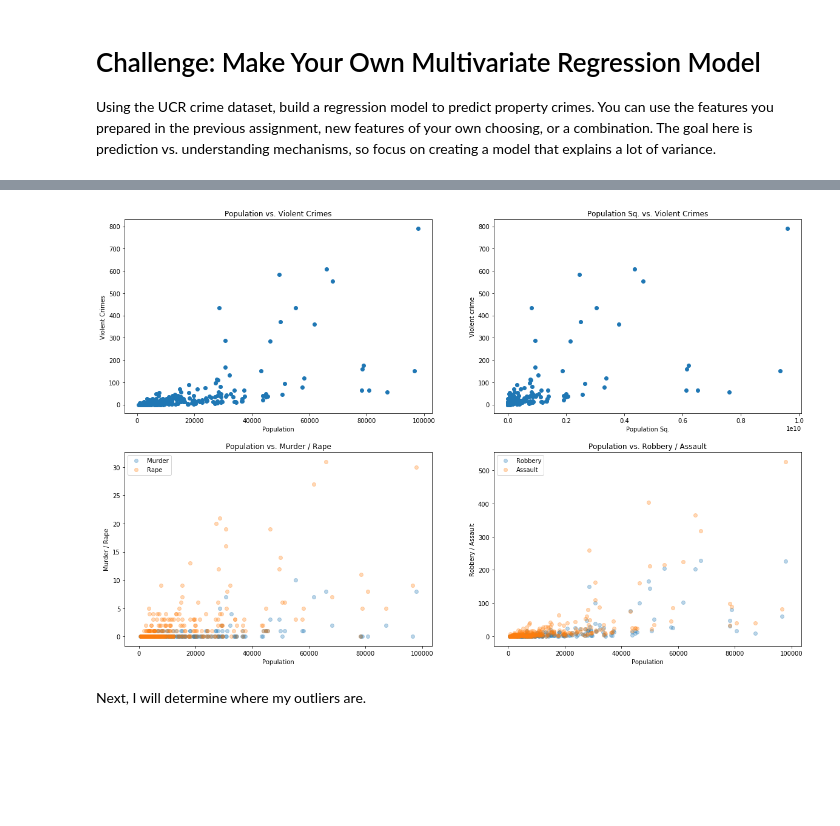
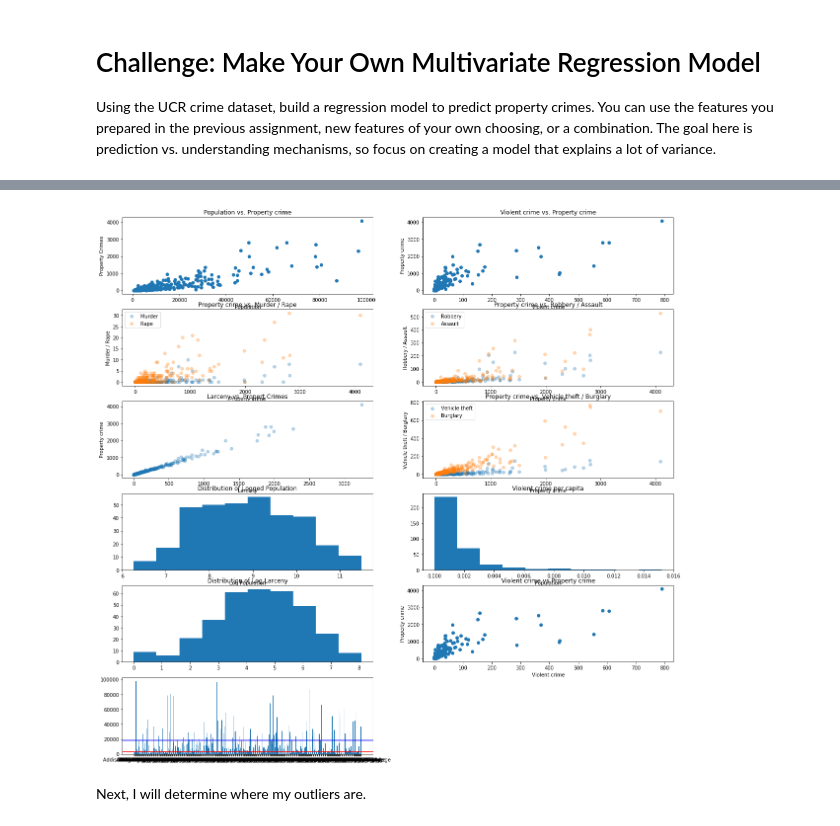
Before and after one commit to esthersweon/thinkful, a Jupyter notebook: main/unit_2/lesson_4_project_4.ipynb, the cells around one changed output, grey strips where cells are left out. Drawn from its saved outputs; the diff is of its cells as text; code cells hidden in the pictures; blank space fills up the shorter version.

```diff
--- a/main/unit_2/lesson_4_project_4.ipynb
+++ b/main/unit_2/lesson_4_project_4.ipynb
@@ -83,42 +109,83 @@ crime_df.head()
 # %%
 cities_under_outlier_cutoff = crime_df[crime_df['Population'] < 100000]
 
 def display_relevant_plots(df):
     plt.figure(figsize=(20,20))
 
-    plt.subplot(3, 2, 1)
-    plt.scatter(df['Population'], df['Violent crime'])
+    plt.subplot(6, 2, 1)
+    plt.scatter(df['Population'], df['Property crime'])
     plt.xlabel('Population')
-    plt.ylabel('Violent Crimes')
-    plt.title('Population vs. Violent Crimes')
+    plt.ylabel('Property Crimes')
+    plt.title('Population vs. Property crime')
 
-    plt.subplot(3, 2, 2)
-    plt.scatter(df['Population Sq.'], df['Violent crime'])
-    plt.xlabel('Population Sq.')
-    plt.ylabel('Violent crime')
-    plt.title('Population Sq. vs. Violent Crimes')
+    plt.subplot(6, 2, 2)
+    plt.scatter(df['Violent crime'], df['Property crime'])
+    plt.xlabel('Violent crime')
+    plt.ylabel('Property crime')
+    plt.title('Violent crime vs. Property crime')
 
-    plt.subplot(3, 2, 3)
-    plt.scatter(df['Population'], df['Murder'], alpha=0.3)
-    plt.scatter(df['Population'], df['Rape'], alpha=0.3)
-    plt.xlabel('Population')
+    plt.subplot(6, 2, 3)
+    plt.scatter(df['Property crime'], df['Murder'], alpha=0.3)
+    plt.scatter(df['Property crime'], df['Rape'], alpha=0.3)
+    plt.xlabel('Property crime')
     plt.ylabel('Murder / Rape')
-    plt.title('Population vs. Murder / Rape')
+    plt.title('Property crime vs. Murder / Rape')
     plt.legend(['Murder', 'Rape'])
 
-    plt.subplot(3, 2, 4)
-    plt.scatter(df['Population'], df['Robbery'], alpha=0.3)
-    plt.scatter(df['Population'], df['Assault'], alpha=0.3)
+    plt.subplot(6, 2, 4)
+    plt.scatter(df['Property crime'], df['Robbery'], alpha=0.3)
+    plt.scatter(df['Property crime'], df['Assault'], alpha=0.3)
+    plt.xlabel('Property crime')
+    plt.ylabel('Robbery / Assault')
+    plt.title('Property crime vs. Robbery / Assault')
+    plt.legend(['Robbery', 'Assault'])
+
+    plt.subplot(6, 2, 5)
+    plt.scatter(df['Larceny'], df['Property crime'], alpha=0.3)
+    plt.ylabel('Property crime')
+    plt.xlabel('Larceny')
+    plt.title('Larceny vs. Propert Crimes')
+
+    plt.subplot(6, 2, 6)
+    plt.scatter(df['Property crime'], df['Vehicle theft'], alpha=0.3)
+    plt.scatter(df['Property crime'], df['Burglary'], alpha=0.3)
+    plt.xlabel('Property crime')
+    plt.ylabel('Vehicle theft / Burglary')
+    plt.title('Property crime vs. Vehicle theft / Burglary')
+    plt.legend(['Vehicle theft', 'Burglary'])
+
+    plt.subplot(6, 2, 7)
+    plt.hist(df['Log Population'])
+    plt.xlabel('Log Population')
+    plt.title('Distribution of Logged Population')
+
+    plt.subplot(6, 2, 8)
+    plt.hist(df['Violent crime'] / df['Population'])
     plt.xlabel('Population')
-    plt.ylabel('Robbery / Assault')
-    plt.title('Population vs. Robbery / Assault')
-    plt.legend(['Robbery', 'Assault'])
+    plt.title('Violent crime per capita')
+
+    plt.subplot(6, 2, 9)
+    plt.hist(df['Log Larceny'])
+    plt.title('Distribution of Log Larceny')
+
+    plt.subplot(6, 2, 10)
+    plt.scatter(df['Violent crime'], df['Property crime'])
+    plt.xlabel('Violent crime')
+    plt.ylabel('Property crime')
+    plt.title('Violent crime vs Property crime')
+
+    plt.subplot(6, 2, 11)
+    pop_cutoff_1 = crime_df['Population'].quantile(0.25)
+    pop_cutoff_2 = crime_df['Population'].quantile(0.75)
+    plt.axhline(y=pop_cutoff_1, color='r', linestyle='-')
+    plt.axhline(y=pop_cutoff_2, color='b', linestyle='-')
+    plt.bar(df['City'], height=df['Population'])
 
     plt.show()
 
 display_relevant_plots(cities_under_outlier_cutoff)
 # %% [output]
-[figure, old version]
+[figure, new version]
 # %% [markdown]
 Next, I will determine where my outliers are.
 # %%
```
Also changed, not shown: parts of 12 cells of this notebook, 3 other files.
